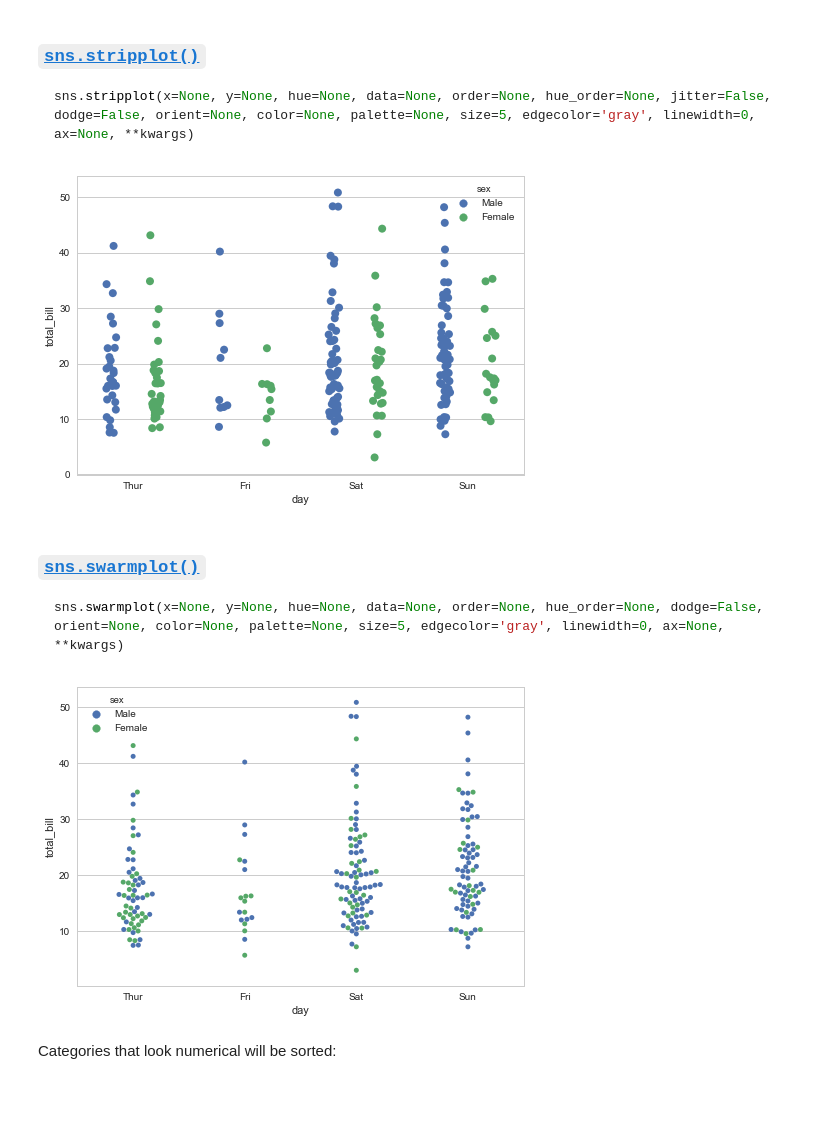
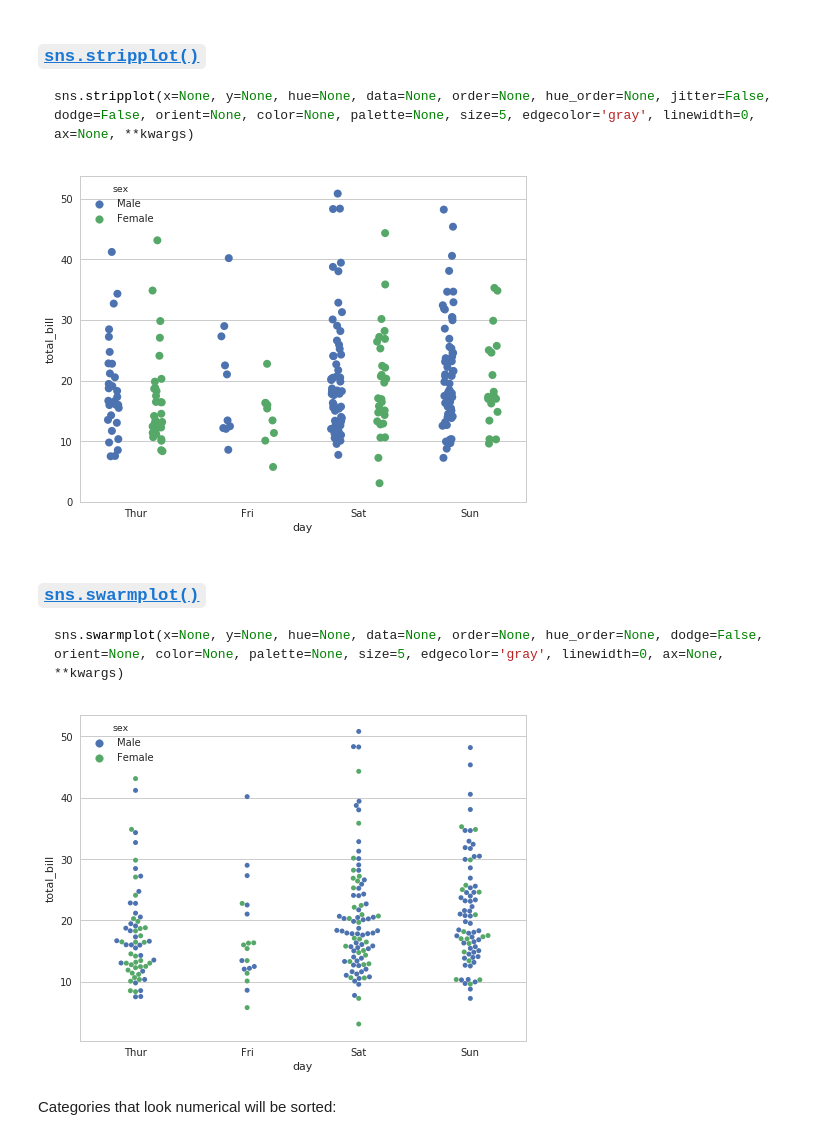
Before and after one commit to ds17/machine_learning, a Jupyter notebook: Data_Science/seaborn/Ch02S02_Plotting_Functions-Plotting_categorical_data.ipynb, the cells around one changed output. Saved outputs shown, nothing was run; the diff lists cells and outputs as text; code cells hidden in the pictures; blank space fills up the shorter version.

````diff
--- a/Data_Science/seaborn/Ch02S02_Plotting_Functions-Plotting_categorical_data.ipynb
+++ b/Data_Science/seaborn/Ch02S02_Plotting_Functions-Plotting_categorical_data.ipynb
@@ -13,3 +15,5 @@ import seaborn as sns
+# %%
+rcParams["figure.figsize"]=[8,6]
 # %%
 sns.set(style="whitegrid", color_codes=True)
 # %%
@@ -44,9 +48,9 @@ iris[:2]
 sns.stripplot(x=None, y=None, hue=None, data=None, order=None, hue_order=None, jitter=False, dodge=False, orient=None, color=None, palette=None, size=5, edgecolor='gray', linewidth=0, ax=None, **kwargs)
 ```
 # %%
-sns.stripplot(x="day", y="total_bill", data=tips, jitter=True, hue="sex", split=True, size=8);
+sns.stripplot(x="day", y="total_bill", data=tips, jitter=True, hue="sex", dodge=True, size=8);
 # %% [output]
-[figure, old version]
+[figure, new version]
 # %% [markdown]
 ### [`sns.swarmplot()`](http://seaborn.pydata.org/generated/seaborn.swarmplot.html#seaborn.swarmplot)
 ```python
@@ -55,7 +59,7 @@ sns.swarmplot(x=None, y=None, hue=None, data=None, order=None, hue_order=None, d
 # %%
 sns.swarmplot(x="day", y="total_bill", hue="sex", data=tips);
 # %% [output]
-[figure, old version]
+[figure, new version]
 # %% [markdown]
 Categories that look numerical will be sorted:
 # %%
````
Also changed, not shown: parts of 1 cell of this notebook, 1 other file.
